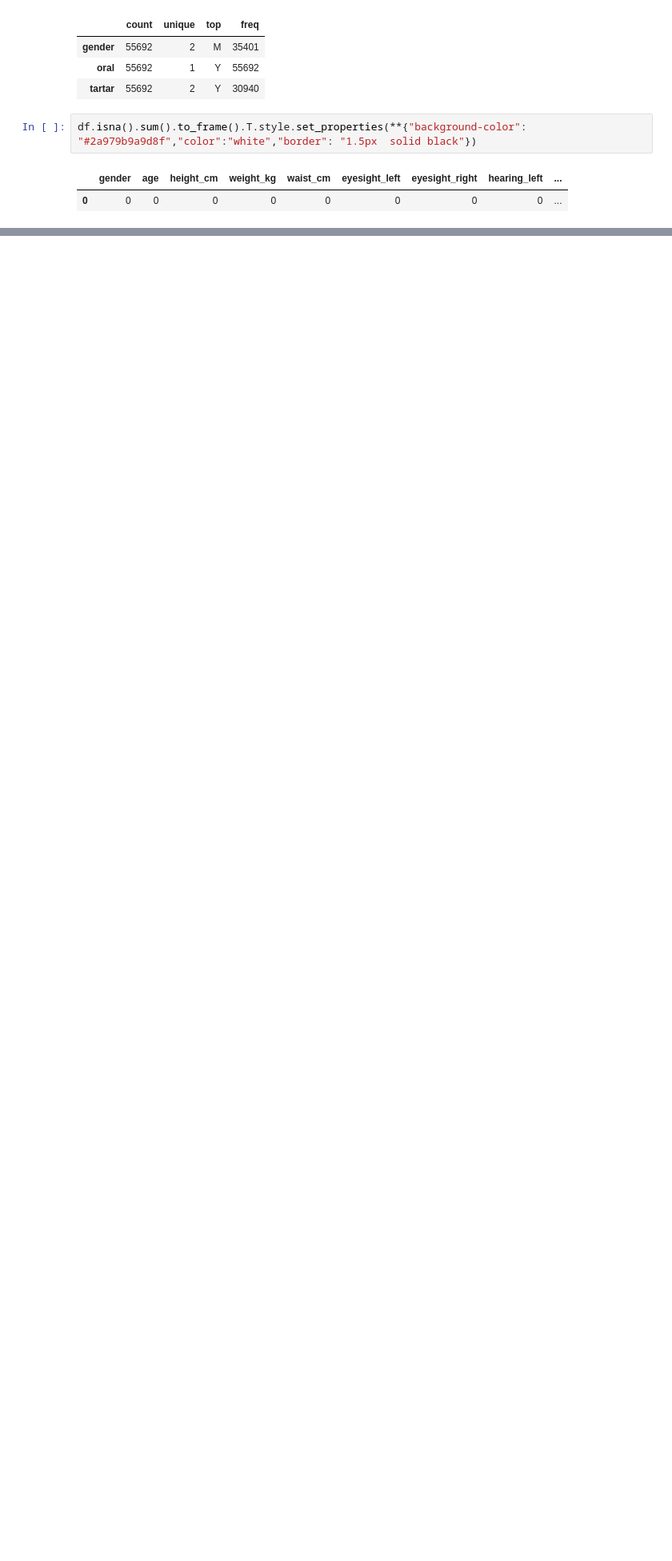
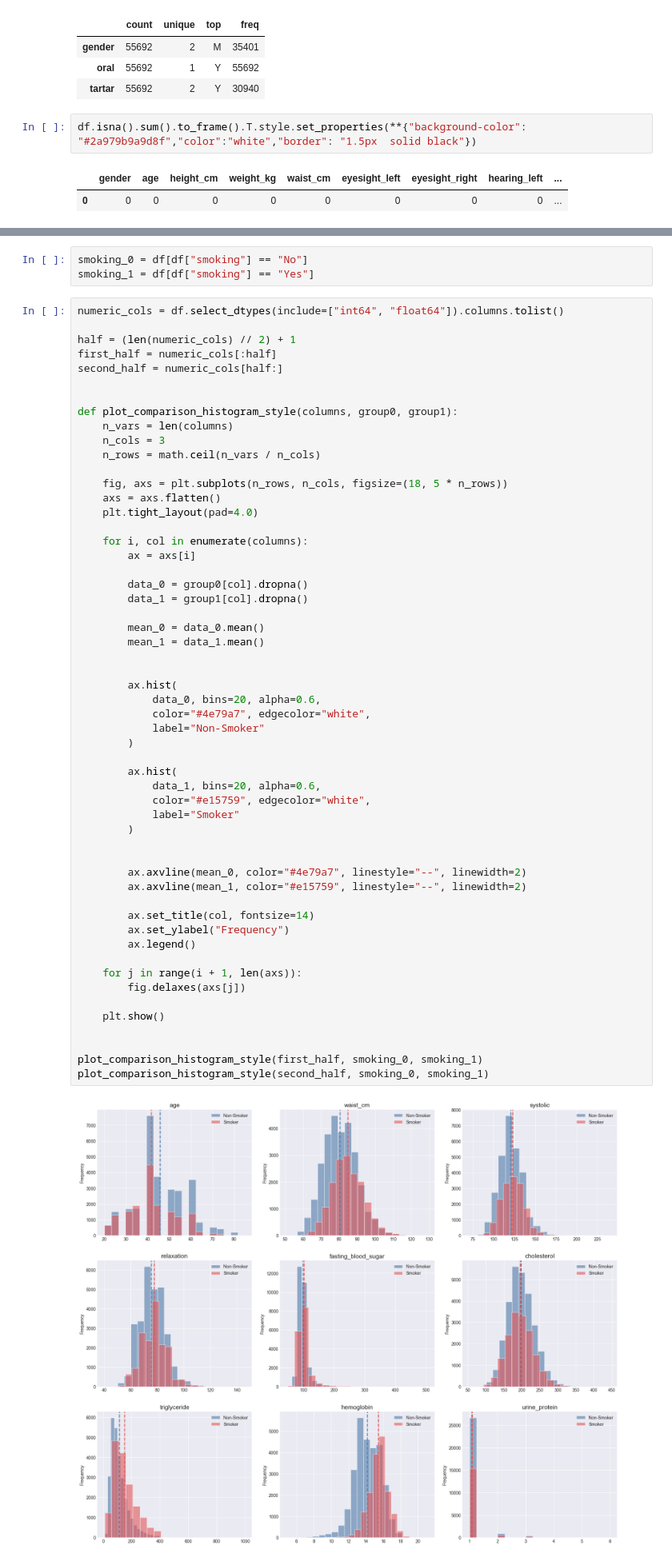
Before and after one commit to JeroHoyos/PredictiveAnalytics-Projects, a Jupyter notebook: body_signals_of_smoking/body_signals_of_smoking.ipynb, the cells around one changed output, grey strips where cells are left out. Shown at 80% size. Saved outputs shown, nothing was run; the diff lists cells and outputs as text; blank space fills up the shorter version.

Commit message:
Update smoke signals

```diff
--- a/body_signals_of_smoking/body_signals_of_smoking.ipynb
+++ b/body_signals_of_smoking/body_signals_of_smoking.ipynb
@@ -369,0 +370,60 @@ print(f"\nThe Accuracy of Random Forest Classifier is {rfg_acc} %")
+# %%
+smoking_0 = df[df["smoking"] == "No"]
+smoking_1 = df[df["smoking"] == "Yes"]
+# %%
+numeric_cols = df.select_dtypes(include=["int64", "float64"]).columns.tolist()
+
+half = (len(numeric_cols) // 2) + 1
+first_half = numeric_cols[:half]
+second_half = numeric_cols[half:]
+
+
+def plot_comparison_histogram_style(columns, group0, group1):
+    n_vars = len(columns)
+    n_cols = 3
+    n_rows = math.ceil(n_vars / n_cols)
+
+    fig, axs = plt.subplots(n_rows, n_cols, figsize=(18, 5 * n_rows))
+    axs = axs.flatten()
+    plt.tight_layout(pad=4.0)
+
+    for i, col in enumerate(columns):
+        ax = axs[i]
+
+        data_0 = group0[col].dropna()
+        data_1 = group1[col].dropna()
+
+        mean_0 = data_0.mean()
+        mean_1 = data_1.mean()
+
+
+        ax.hist(
+            data_0, bins=20, alpha=0.6,
+            color="#4e79a7", edgecolor="white",
+            label="Non-Smoker"
+        )
+
+        ax.hist(
+            data_1, bins=20, alpha=0.6,
+            color="#e15759", edgecolor="white",
+            label="Smoker"
+        )
+
+
+        ax.axvline(mean_0, color="#4e79a7", linestyle="--", linewidth=2)
+        ax.axvline(mean_1, color="#e15759", linestyle="--", linewidth=2)
+
+        ax.set_title(col, fontsize=14)
+        ax.set_ylabel("Frequency")
+        ax.legend()
+
+    for j in range(i + 1, len(axs)):
+        fig.delaxes(axs[j])
+
+    plt.show()
+
+
+plot_comparison_histogram_style(first_half, smoking_0, smoking_1)
+plot_comparison_histogram_style(second_half, smoking_0, smoking_1)
+# %% [output]
+[figure, added]
```
Also changed, not shown: parts of 31 cells of this notebook.
